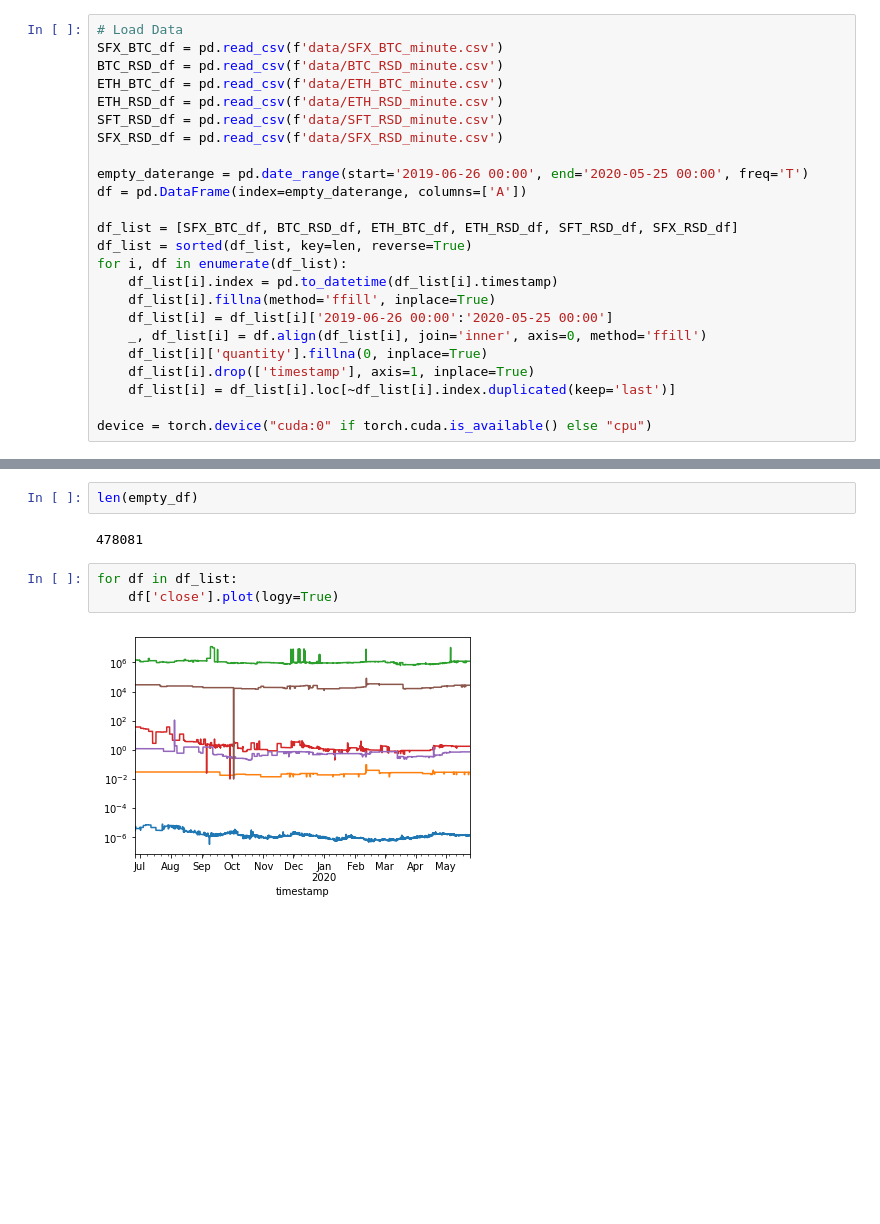
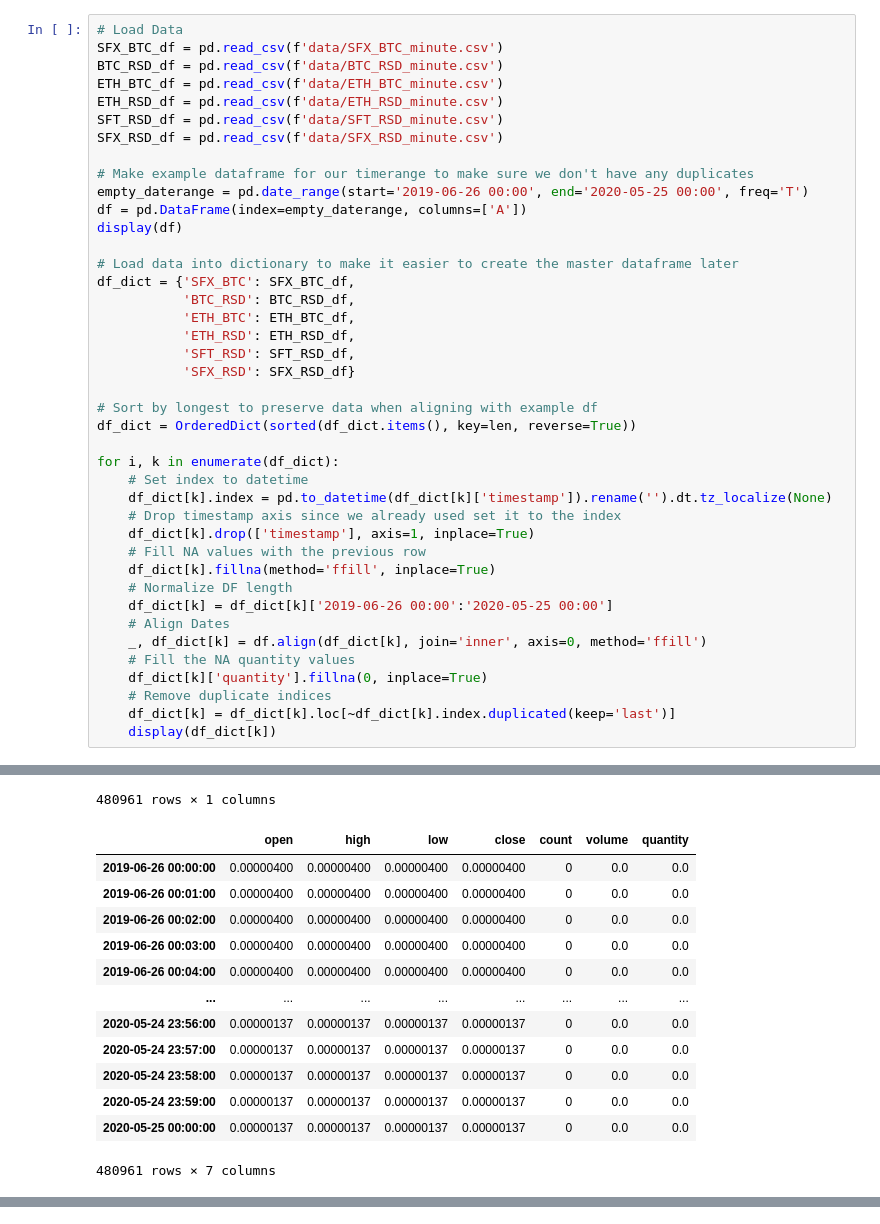
Before and after one commit to collinarnett/xcalibra_trading_bot, a Jupyter notebook: draftbook.ipynb, the cells around one changed output, grey strips where cells are left out. Cells and saved outputs as stored; diff of their text form; blank space fills up the shorter version.

```diff
--- a/draftbook.ipynb
+++ b/draftbook.ipynb
@@ -31,18 +33,36 @@ ETH_RSD_df = pd.read_csv(f'data/ETH_RSD_minute.csv')
 SFT_RSD_df = pd.read_csv(f'data/SFT_RSD_minute.csv')
 SFX_RSD_df = pd.read_csv(f'data/SFX_RSD_minute.csv')
 
+# Make example dataframe for our timerange to make sure we don't have any duplicates
 empty_daterange = pd.date_range(start='2019-06-26 00:00', end='2020-05-25 00:00', freq='T')
 df = pd.DataFrame(index=empty_daterange, columns=['A'])
+display(df)
 
-df_list = [SFX_BTC_df, BTC_RSD_df, ETH_BTC_df, ETH_RSD_df, SFT_RSD_df, SFX_RSD_df]
-df_list = sorted(df_list, key=len, reverse=True)
-for i, df in enumerate(df_list):
-    df_list[i].index = pd.to_datetime(df_list[i].timestamp)
-    df_list[i].fillna(method='ffill', inplace=True)
-    df_list[i] = df_list[i]['2019-06-26 00:00':'2020-05-25 00:00']
-    _, df_list[i] = df.align(df_list[i], join='inner', axis=0, method='ffill')
-    df_list[i]['quantity'].fillna(0, inplace=True)
-    df_list[i].drop(['timestamp'], axis=1, inplace=True)
-    df_list[i] = df_list[i].loc[~df_list[i].index.duplicated(keep='last')]
+# Load data into dictionary to make it easier to create the master dataframe later
+df_dict = {'SFX_BTC': SFX_BTC_df,
+           'BTC_RSD': BTC_RSD_df,
+           'ETH_BTC': ETH_BTC_df,
+           'ETH_RSD': ETH_RSD_df,
+           'SFT_RSD': SFT_RSD_df,
+           'SFX_RSD': SFX_RSD_df}
 
-device = torch.device("cuda:0" if torch.cuda.is_available() else "cpu")
+# Sort by longest to preserve data when aligning with example df
+df_dict = OrderedDict(sorted(df_dict.items(), key=len, reverse=True))
+
+for i, k in enumerate(df_dict):
+    # Set index to datetime
+    df_dict[k].index = pd.to_datetime(df_dict[k]['timestamp']).rename('').dt.tz_localize(None)
+    # Drop timestamp axis since we already used set it to the index
+    df_dict[k].drop(['timestamp'], axis=1, inplace=True)
+    # Fill NA values with the previous row
+    df_dict[k].fillna(method='ffill', inplace=True)
+    # Normalize DF length
+    df_dict[k] = df_dict[k]['2019-06-26 00:00':'2020-05-25 00:00']
+    # Align Dates
+    _, df_dict[k] = df.align(df_dict[k], join='inner', axis=0, method='ffill')
+    # Fill the NA quantity values
+    df_dict[k]['quantity'].fillna(0, inplace=True)
+    # Remove duplicate indices
+    df_dict[k] = df_dict[k].loc[~df_dict[k].index.duplicated(keep='last')]
+    display(df_dict[k])
+# %% [output]
@@ -48,0 +81,14 @@ device = torch.device("cuda:0" if torch.cuda.is_available() else "cpu")
+480961 rows × 1 columns
+|  | open | high | low | close | count | volume | quantity |
+| 2019-06-26 00:00:00 | 0.00000400 | 0.00000400 | 0.00000400 | 0.00000400 | 0 | 0.0 | 0.0 |
+| 2019-06-26 00:01:00 | 0.00000400 | 0.00000400 | 0.00000400 | 0.00000400 | 0 | 0.0 | 0.0 |
+| 2019-06-26 00:02:00 | 0.00000400 | 0.00000400 | 0.00000400 | 0.00000400 | 0 | 0.0 | 0.0 |
+| 2019-06-26 00:03:00 | 0.00000400 | 0.00000400 | 0.00000400 | 0.00000400 | 0 | 0.0 | 0.0 |
+| 2019-06-26 00:04:00 | 0.00000400 | 0.00000400 | 0.00000400 | 0.00000400 | 0 | 0.0 | 0.0 |
+| ... | ... | ... | ... | ... | ... | ... | ... |
+| 2020-05-24 23:56:00 | 0.00000137 | 0.00000137 | 0.00000137 | 0.00000137 | 0 | 0.0 | 0.0 |
+| 2020-05-24 23:57:00 | 0.00000137 | 0.00000137 | 0.00000137 | 0.00000137 | 0 | 0.0 | 0.0 |
+| 2020-05-24 23:58:00 | 0.00000137 | 0.00000137 | 0.00000137 | 0.00000137 | 0 | 0.0 | 0.0 |
+| 2020-05-24 23:59:00 | 0.00000137 | 0.00000137 | 0.00000137 | 0.00000137 | 0 | 0.0 | 0.0 |
+| 2020-05-25 00:00:00 | 0.00000137 | 0.00000137 | 0.00000137 | 0.00000137 | 0 | 0.0 | 0.0 |
+480961 rows × 7 columns
@@ -49,9 +159,0 @@ device = torch.device("cuda:0" if torch.cuda.is_available() else "cpu")
-# %%
-len(empty_df)
-# %% [output]
-478081
-# %%
-for df in df_list:
-    df['close'].plot(logy=True)
-# %% [output]
-[figure, removed]
```
Also changed, not shown: parts of 8 cells of this notebook.
